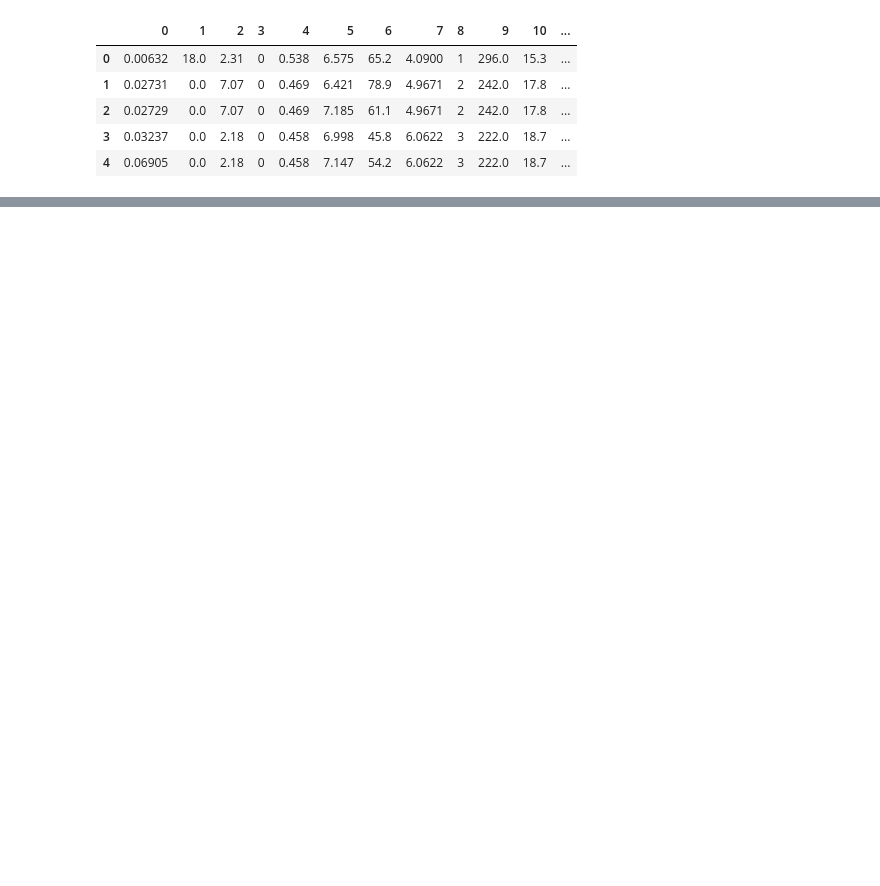
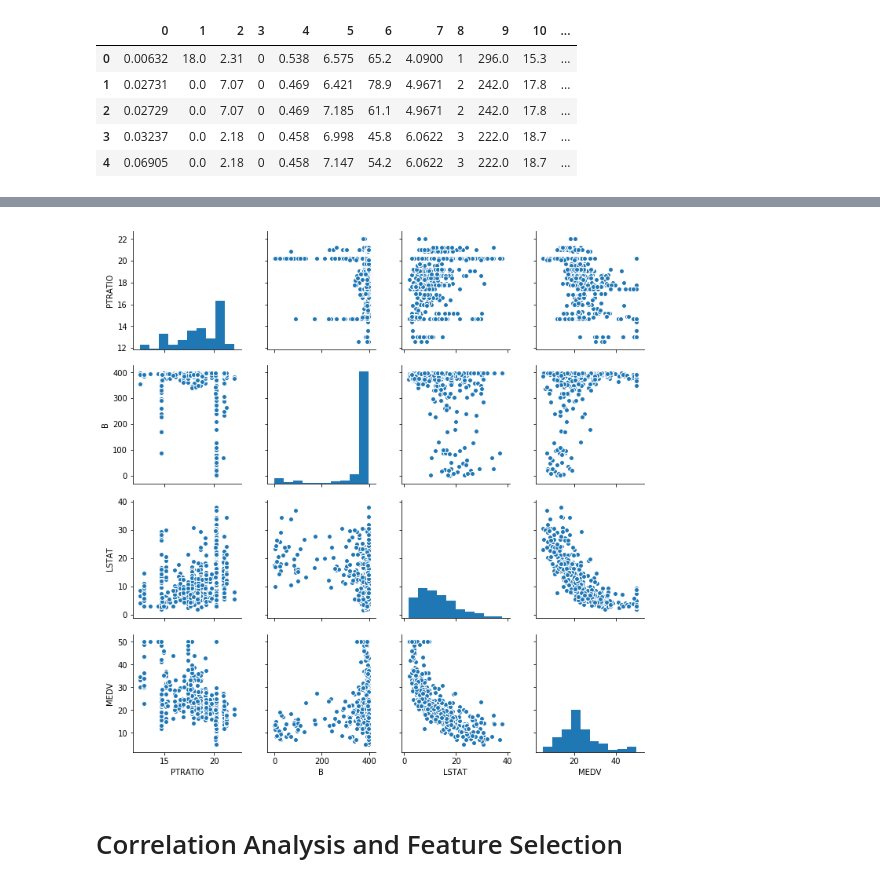
Before and after one commit to Karandeep98/JupyterNoteBook, a Jupyter notebook: BostonHousingProject/Boston Housing price prediction.ipynb, the cells around one changed output, grey strips where cells are left out. Cells and saved outputs as stored; diff of their text form; code cells hidden in the pictures; blank space fills up the shorter version.

```diff
--- a/BostonHousingProject/Boston Housing price prediction.ipynb
+++ b/BostonHousingProject/Boston Housing price prediction.ipynb
@@ -14,0 +76,8 @@ df.head()
+# %%
+col_study = ['PTRATIO','B','LSTAT','MEDV']
+sns.pairplot(df[col_study],size=2.5)
+plt.show()
+# %% [output]
+[figure, added]
+# %% [markdown]
+# Correlation Analysis and Feature Selection
```
Also changed, not shown: parts of 28 cells of this notebook.
